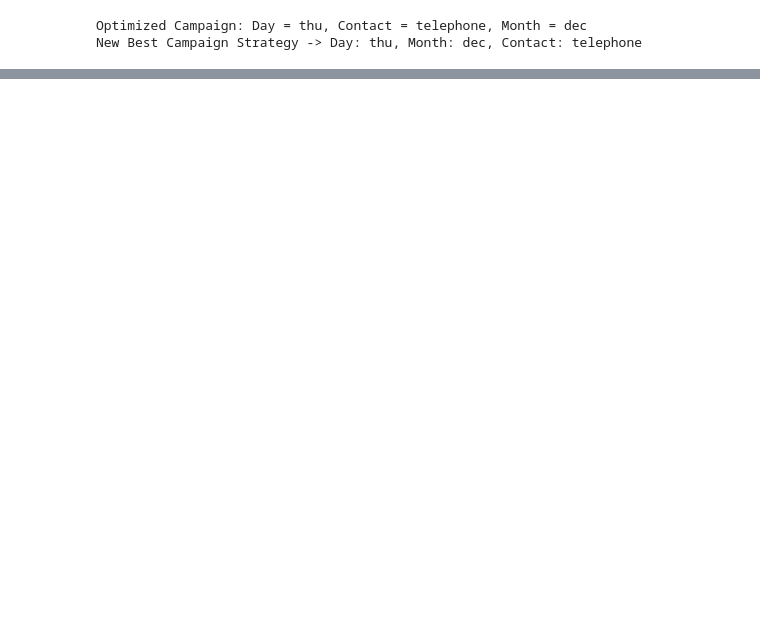
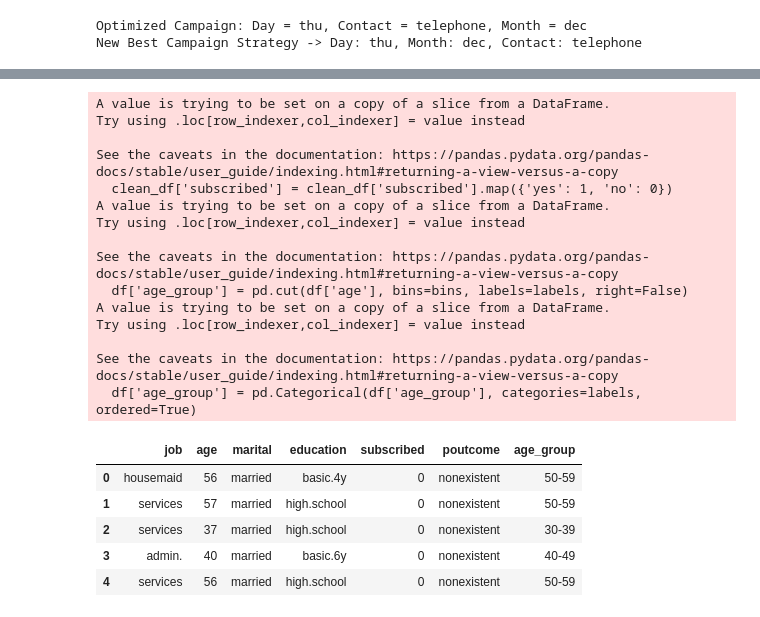
Before and after one commit to Song-Ming/DSA3101-Group-14, a Jupyter notebook: notebook/timing.ipynb, the cells around one changed output, grey strips where cells are left out. Saved outputs shown, nothing was run; the diff lists cells and outputs as text; code cells hidden in the pictures; blank space fills up the shorter version.

```diff
--- a/notebook/timing.ipynb
+++ b/notebook/timing.ipynb
@@ -126,3 +163,53 @@ plt.show()
    macro avg       0.79      0.79      0.79      1478
 weighted avg       0.84      0.83      0.84      1478
 [figure]
+# %%
+# features: job, age, marital, education, subscribed (to term deposit)
+# label: poutcome(outcome of prev campaign)
+
+import pandas as pd
+df = pd.read_csv('../data/raw_data/bank_marketing_dataset.csv')
+df = df.copy()
+df = df[['job', 'age', 'marital', 'education', 'subscribed', 'poutcome']]
+
+# age groups
+def age_groups(df):
+    bins = [0, 30, 40, 50, 60, float('inf')]  # Bins for age ranges
+    labels = ['Below 30', '30-39', '40-49', '50-59', '60 and above']  # Labels for the bins
+    df['age_group'] = pd.cut(df['age'], bins=bins, labels=labels, right=False)
+    df['age_group'] = pd.Categorical(df['age_group'], categories=labels, ordered=True)
+    return df
+
+clean_df = clean_df = df[(df['marital'] != 'unknown') & (df['education'] != 'unknown') & (df['job'] != 'unknown')]
+clean_df['subscribed'] = clean_df['subscribed'].map({'yes': 1, 'no': 0})
+cealn_df = age_groups(clean_df)
+
+
+
+# clean_df.info()
+# clean_df['job'].value_counts()
+clean_df['education'].value_counts()
+
+clean_df.head()
+# %% [output]
+A value is trying to be set on a copy of a slice from a DataFrame.
+Try using .loc[row_indexer,col_indexer] = value instead
+
+See the caveats in the documentation: https://pandas.pydata.org/pandas-docs/stable/user_guide/indexing.html#returning-a-view-versus-a-copy
+  clean_df['subscribed'] = clean_df['subscribed'].map({'yes': 1, 'no': 0})
+A value is trying to be set on a copy of a slice from a DataFrame.
+Try using .loc[row_indexer,col_indexer] = value instead
+
+See the caveats in the documentation: https://pandas.pydata.org/pandas-docs/stable/user_guide/indexing.html#returning-a-view-versus-a-copy
+  df['age_group'] = pd.cut(df['age'], bins=bins, labels=labels, right=False)
+A value is trying to be set on a copy of a slice from a DataFrame.
+Try using .loc[row_indexer,col_indexer] = value instead
+
+See the caveats in the documentation: https://pandas.pydata.org/pandas-docs/stable/user_guide/indexing.html#returning-a-view-versus-a-copy
+  df['age_group'] = pd.Categorical(df['age_group'], categories=labels, ordered=True)
+|  | job | age | marital | education | subscribed | poutcome | age_group |
+| 0 | housemaid | 56 | married | basic.4y | 0 | nonexistent | 50-59 |
+| 1 | services | 57 | married | high.school | 0 | nonexistent | 50-59 |
+| 2 | services | 37 | married | high.school | 0 | nonexistent | 30-39 |
+| 3 | admin. | 40 | married | basic.6y | 0 | nonexistent | 40-49 |
+| 4 | services | 56 | married | high.school | 0 | nonexistent | 50-59 |
```
Also changed, not shown: parts of 13 cells of this notebook.
